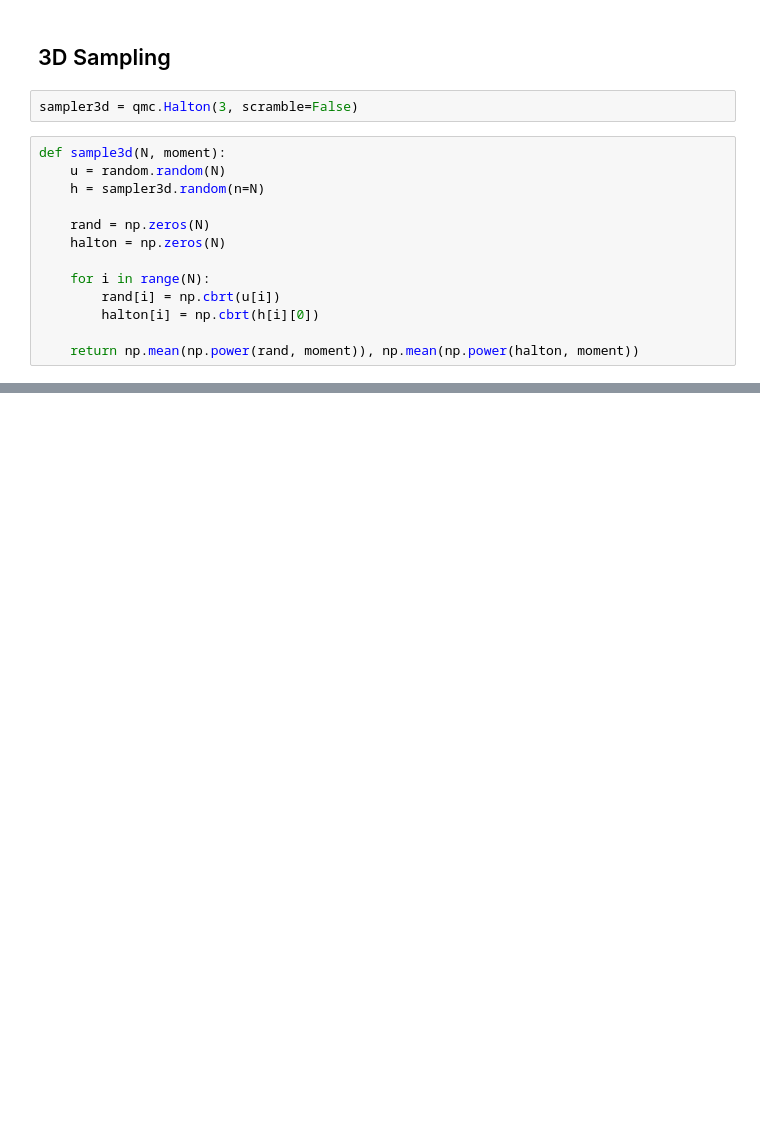
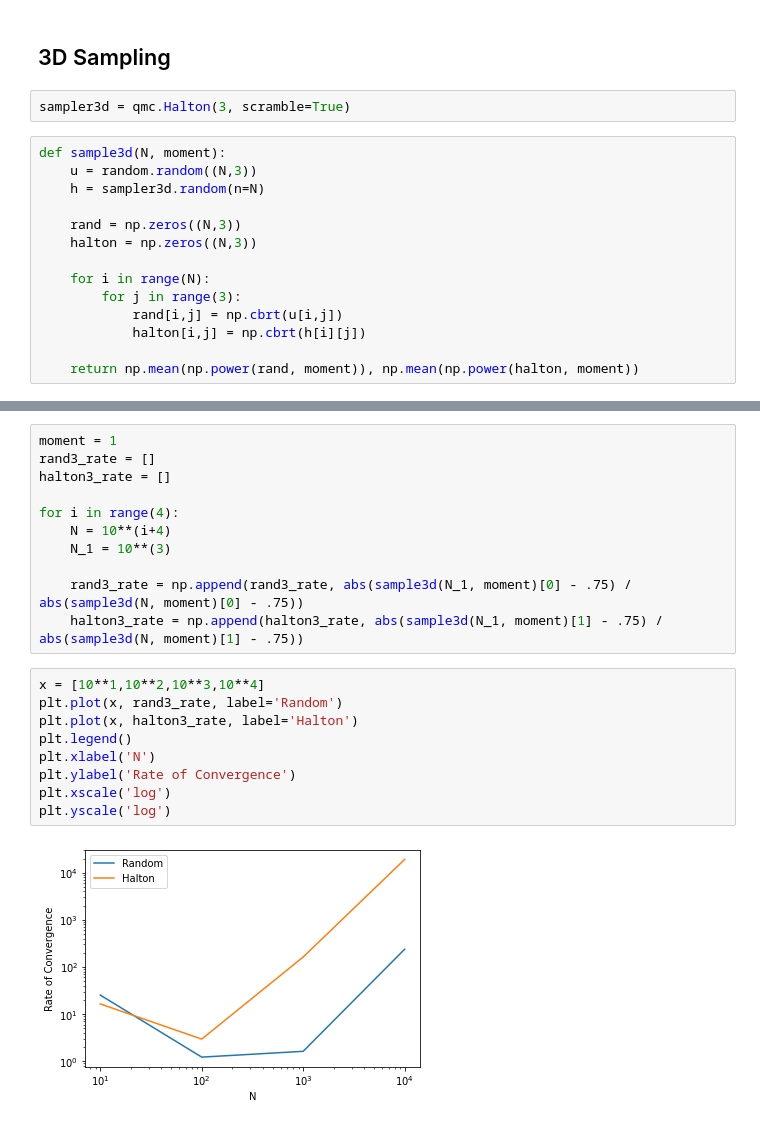
Before and after one commit to massimolarsen/QMC, a Jupyter notebook: QMC.ipynb, the cells around one changed output, grey strips where cells are left out. Cells and saved outputs as stored; diff of their text form; blank space fills up the shorter version.

```diff
--- a/QMC.ipynb
+++ b/QMC.ipynb
@@ -111,17 +112,18 @@ Halton random convergence rate: 43.73573914443075
 # %% [markdown]
 ## 3D Sampling
 # %%
-sampler3d = qmc.Halton(3, scramble=False)
+sampler3d = qmc.Halton(3, scramble=True)
 # %%
 def sample3d(N, moment):
-    u = random.random(N)
+    u = random.random((N,3))
     h = sampler3d.random(n=N)
 
-    rand = np.zeros(N)
-    halton = np.zeros(N)
+    rand = np.zeros((N,3))
+    halton = np.zeros((N,3))
 
     for i in range(N):
-        rand[i] = np.cbrt(u[i])
-        halton[i] = np.cbrt(h[i][0])
+        for j in range(3):
+            rand[i,j] = np.cbrt(u[i,j])
+            halton[i,j] = np.cbrt(h[i][j])
 
     return np.mean(np.power(rand, moment)), np.mean(np.power(halton, moment))
@@ -127,0 +140,22 @@ def sample3d(N, moment):
+# %%
+moment = 1
+rand3_rate = []
+halton3_rate = []
+
+for i in range(4):
+    N = 10**(i+4)
+    N_1 = 10**(3)
+
+    rand3_rate = np.append(rand3_rate, abs(sample3d(N_1, moment)[0] - .75) / abs(sample3d(N, moment)[0] - .75))
+    halton3_rate = np.append(halton3_rate, abs(sample3d(N_1, moment)[1] - .75) / abs(sample3d(N, moment)[1] - .75))
+# %%
+x = [10**1,10**2,10**3,10**4]
+plt.plot(x, rand3_rate, label='Random')
+plt.plot(x, halton3_rate, label='Halton')
+plt.legend()
+plt.xlabel('N')
+plt.ylabel('Rate of Convergence')
+plt.xscale('log')
+plt.yscale('log')
+# %% [output]
+[figure, added]
```
Also changed, not shown: parts of 2 cells of this notebook.
